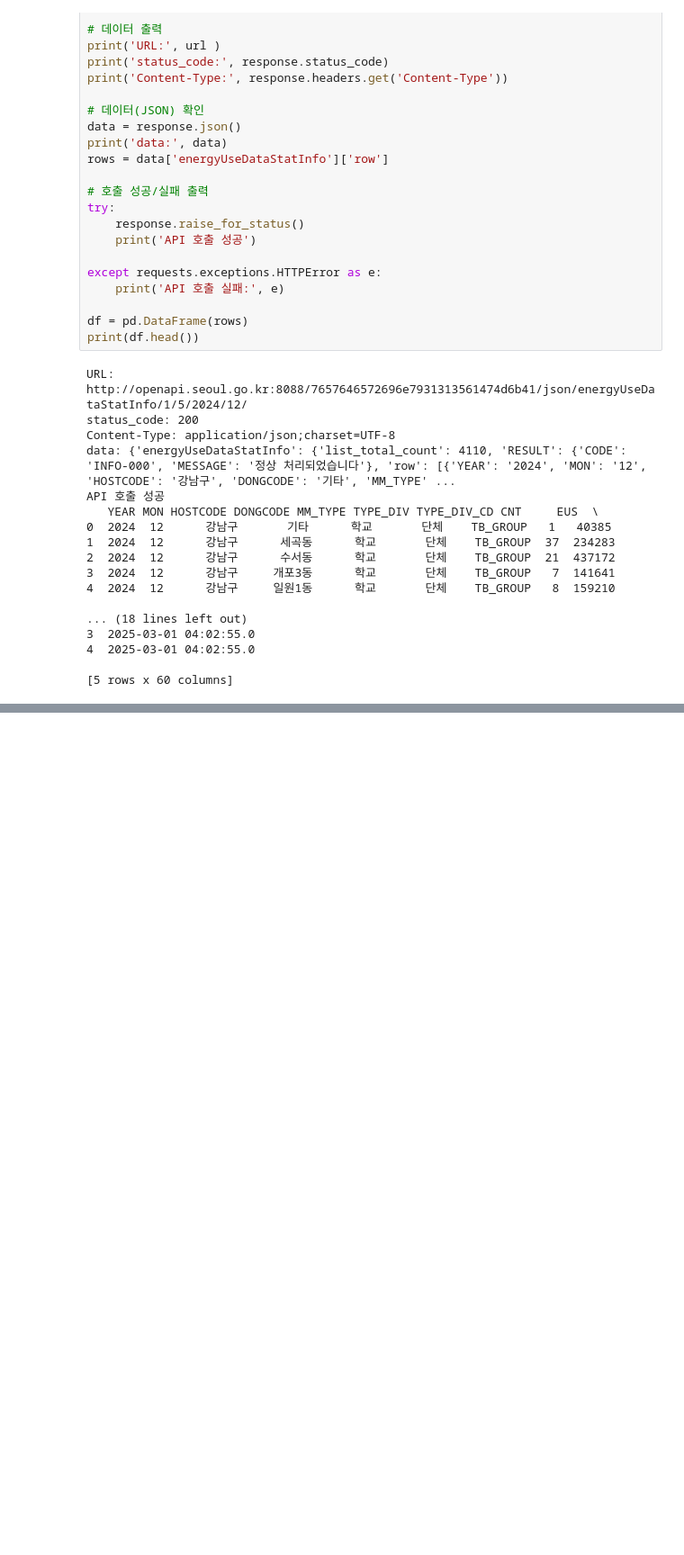
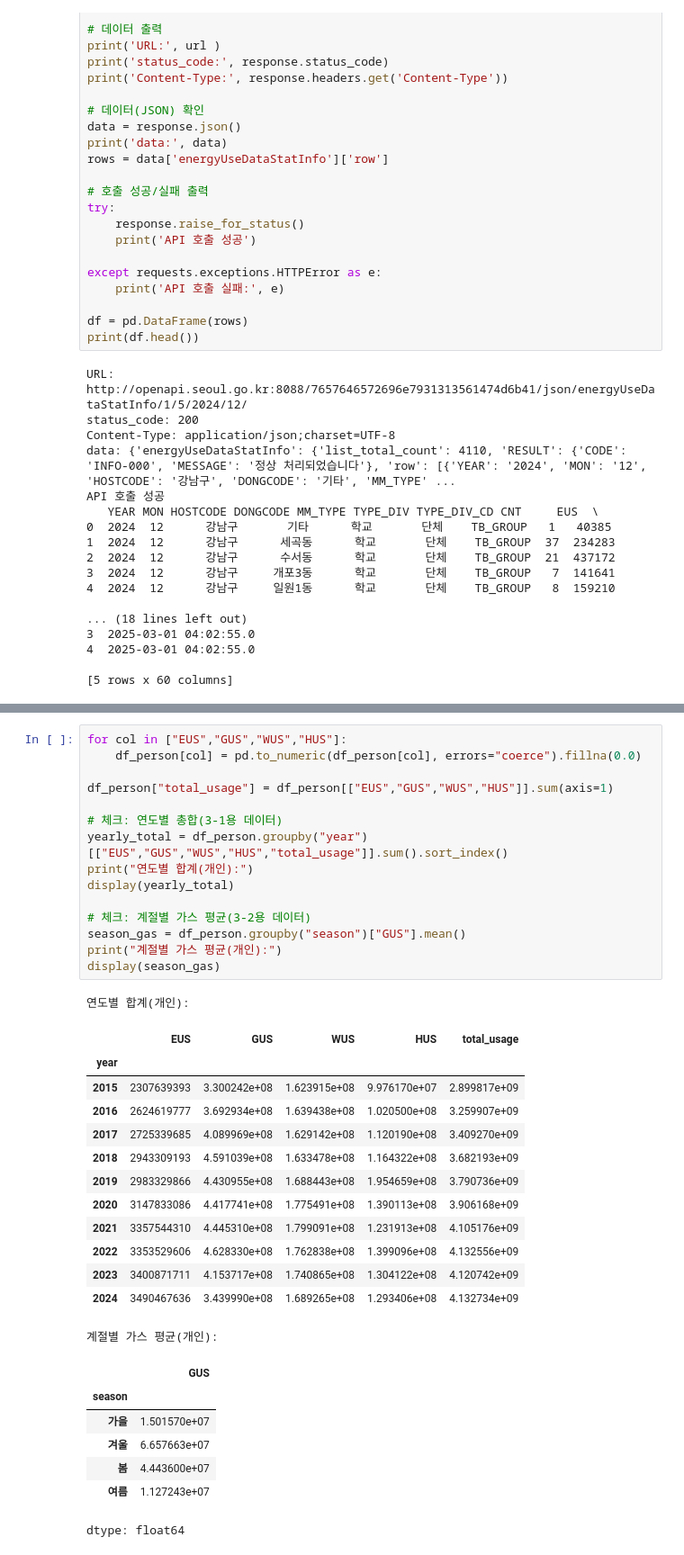
Before and after one commit to inyminymoe/Data-Analysis-with-Open-Source, a Jupyter notebook: 오픈소스기반데이터분석(중간과제물)_강인영.ipynb, the cells around one changed output, grey strips where cells are left out. Shown at 90% size. Drawn from its saved outputs; the diff is of its cells as text; blank space fills up the shorter version.

```diff
--- a/오픈소스기반데이터분석(중간과제물)_강인영.ipynb
+++ b/오픈소스기반데이터분석(중간과제물)_강인영.ipynb
@@ -207,0 +222,37 @@ dtype: int64
+# %%
+for col in ["EUS","GUS","WUS","HUS"]:
+    df_person[col] = pd.to_numeric(df_person[col], errors="coerce").fillna(0.0)
+
+df_person["total_usage"] = df_person[["EUS","GUS","WUS","HUS"]].sum(axis=1)
+
+# 체크: 연도별 총합(3-1용 데이터)
+yearly_total = df_person.groupby("year")[["EUS","GUS","WUS","HUS","total_usage"]].sum().sort_index()
+print("연도별 합계(개인):")
+display(yearly_total)
+
+# 체크: 계절별 가스 평균(3-2용 데이터)
+season_gas = df_person.groupby("season")["GUS"].mean()
+print("계절별 가스 평균(개인):")
+display(season_gas)
+# %% [output]
+연도별 합계(개인):
+|  | EUS | GUS | WUS | HUS | total_usage |
+| year |  |  |  |  |  |
+| 2015 | 2307639393 | 3.300242e+08 | 1.623915e+08 | 9.976170e+07 | 2.899817e+09 |
+| 2016 | 2624619777 | 3.692934e+08 | 1.639438e+08 | 1.020500e+08 | 3.259907e+09 |
+| 2017 | 2725339685 | 4.089969e+08 | 1.629142e+08 | 1.120190e+08 | 3.409270e+09 |
+| 2018 | 2943309193 | 4.591039e+08 | 1.633478e+08 | 1.164322e+08 | 3.682193e+09 |
+| 2019 | 2983329866 | 4.430955e+08 | 1.688443e+08 | 1.954659e+08 | 3.790736e+09 |
+| 2020 | 3147833086 | 4.417741e+08 | 1.775491e+08 | 1.390113e+08 | 3.906168e+09 |
+| 2021 | 3357544310 | 4.445310e+08 | 1.799091e+08 | 1.231913e+08 | 4.105176e+09 |
+| 2022 | 3353529606 | 4.628330e+08 | 1.762838e+08 | 1.399096e+08 | 4.132556e+09 |
+| 2023 | 3400871711 | 4.153717e+08 | 1.740865e+08 | 1.304122e+08 | 4.120742e+09 |
+| 2024 | 3490467636 | 3.439990e+08 | 1.689265e+08 | 1.293406e+08 | 4.132734e+09 |
+계절별 가스 평균(개인):
+|  | GUS |
+| season |  |
+| 가을 | 1.501570e+07 |
+| 겨울 | 6.657663e+07 |
+| 봄 | 4.443600e+07 |
+| 여름 | 1.127243e+07 |
+dtype: float64
```
Also changed, not shown: parts of 3 cells of this notebook.
